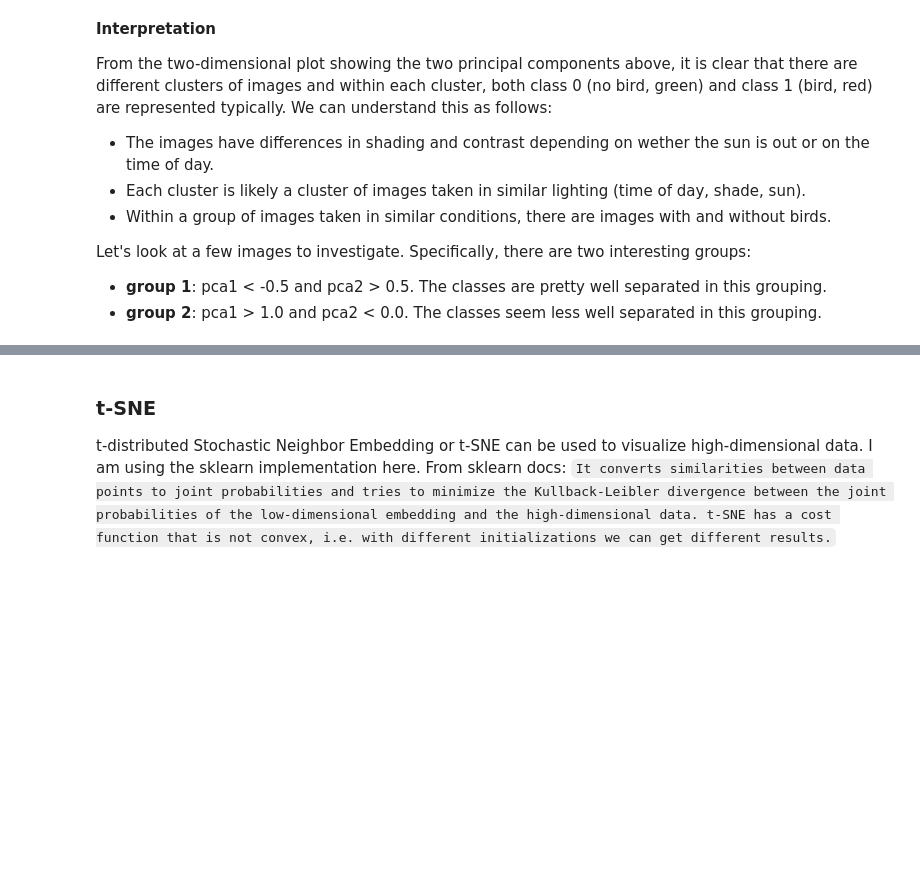
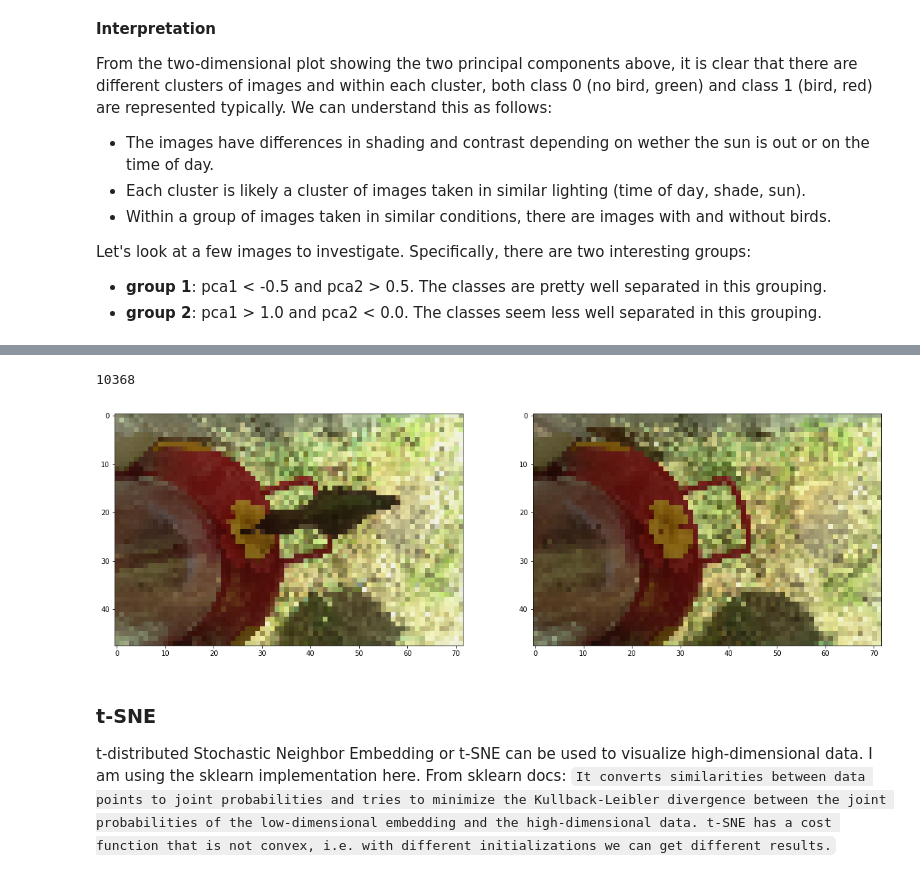
Before and after one commit to Freija/birdometer-ml, a Jupyter notebook: code/Birdometer.ipynb, the cells around one changed output, grey strips where cells are left out. Cells and saved outputs as stored; diff of their text form; code cells hidden in the pictures; blank space fills up the shorter version.

````diff
--- a/code/Birdometer.ipynb
+++ b/code/Birdometer.ipynb
@@ -256,3 +264,18 @@ plt.ylabel("pca2")
+# %%
+# Let's look at the images in these groups
+group1_bird_images = [image_array for index, image_array in enumerate(X_train_group1) if y_train_group1[index] == 1]
+group1_nobird_images = [image_array for index, image_array in enumerate(X_train_group1) if y_train_group1[index] == 0]
+group2_bird_images = [image_array for index, image_array in enumerate(X_train_group2) if y_train_group2[index] == 1]
+group2_nobird_images = [image_array for index, image_array in enumerate(X_train_group2) if y_train_group2[index] == 0]
+plt.figure(figsize=(20,20))
+plt.subplot(121)
+plt.imshow(cv2.cvtColor(random.choice(group1_bird_images).reshape(48, 72,3),cv2.COLOR_BGR2RGB))
+plt.subplot(122)
+plt.imshow(cv2.cvtColor(random.choice(group1_nobird_images).reshape(48, 72,3),cv2.COLOR_BGR2RGB))
+print(len(group1_nobird_images[0]))
+# %% [output]
+10368
+[figure, added]
 # %% [markdown]
 ### t-SNE
 t-distributed Stochastic Neighbor Embedding or t-SNE can be used to visualize high-dimensional data. I am using the sklearn implementation here. From sklearn docs: ```It converts similarities between data points to joint probabilities and tries to minimize the Kullback-Leibler divergence between the joint probabilities of the low-dimensional embedding and the high-dimensional data. t-SNE has a cost function that is not convex, i.e. with different initializations we can get different results.```
````
Also changed, not shown: parts of 11 cells of this notebook, 1 other file.
